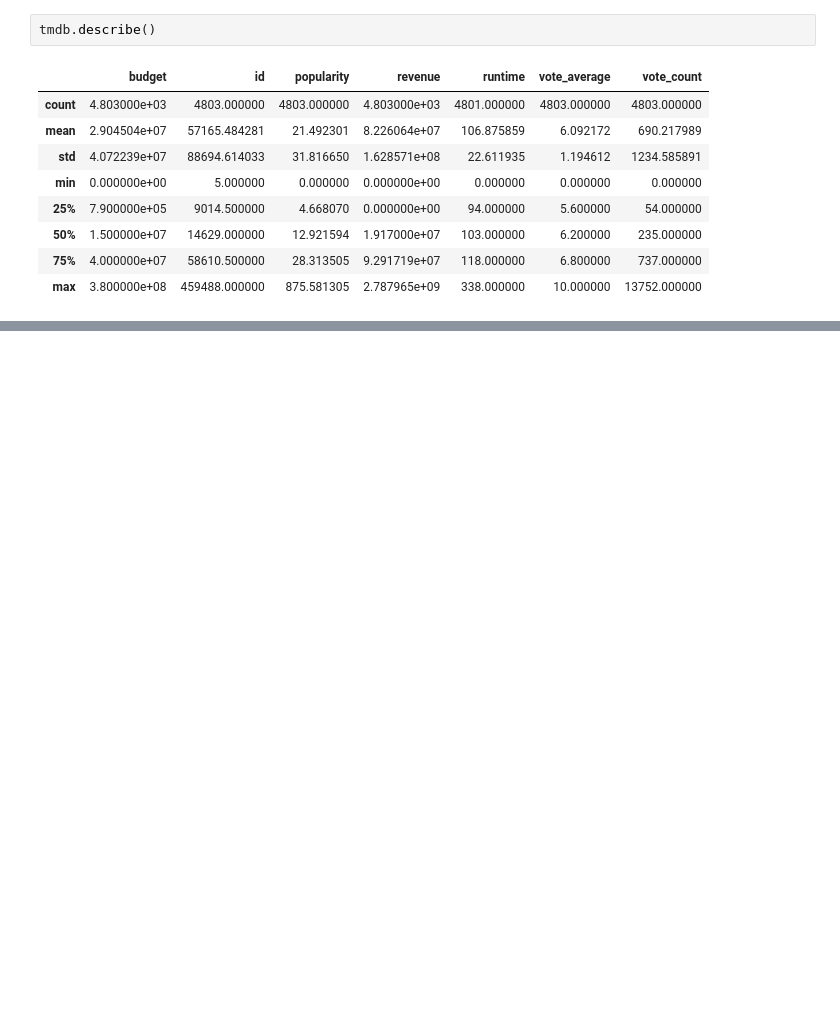
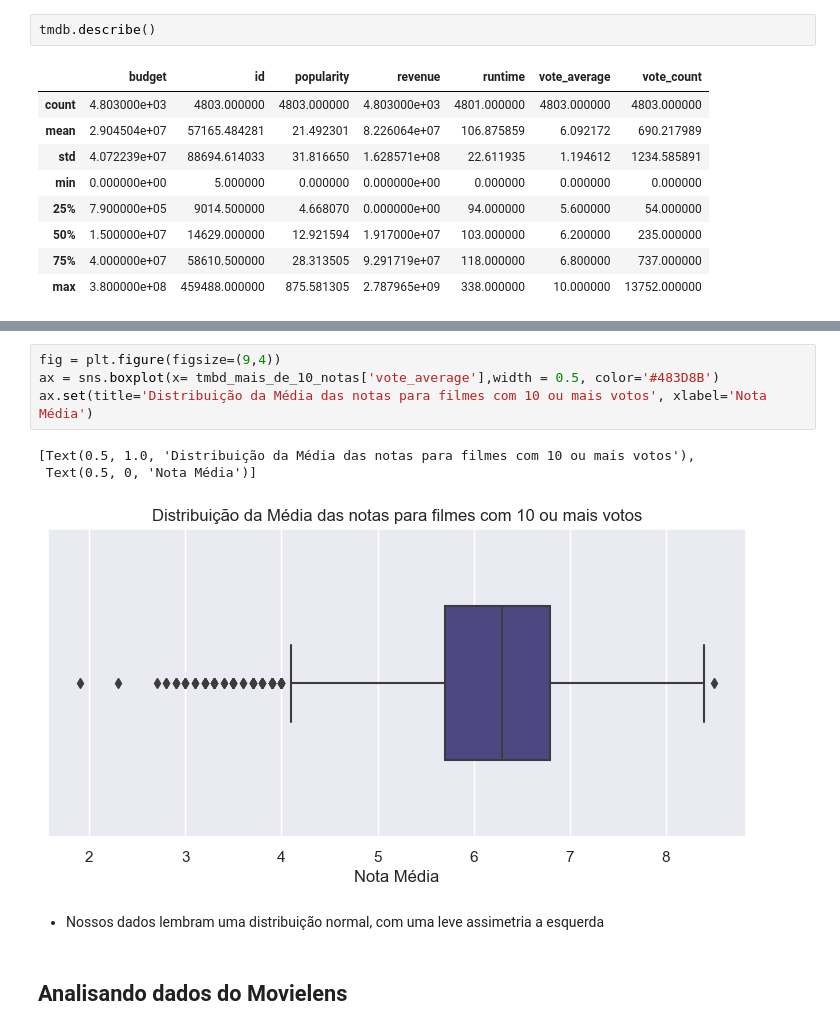
Before and after one commit to OliveiraLucas29/Curso_DataScience_Alura, a Jupyter notebook: testes_estatisticos_python/Introdução a testes.ipynb, the cells around one changed output, grey strips where cells are left out. Cells and saved outputs as stored; diff of their text form; blank space fills up the shorter version.

```diff
--- a/testes_estatisticos_python/Introdução a testes.ipynb
+++ b/testes_estatisticos_python/Introdução a testes.ipynb
@@ -86,0 +132,12 @@ tmdb.query('vote_average == 0')
+# %%
+fig = plt.figure(figsize=(9,4))
+ax = sns.boxplot(x= tmbd_mais_de_10_notas['vote_average'],width = 0.5, color='#483D8B')
+ax.set(title='Distribuição da Média das notas para filmes com 10 ou mais votos', xlabel='Nota Média')
+# %% [output]
+[Text(0.5, 1.0, 'Distribuição da Média das notas para filmes com 10 ou mais votos'),
+ Text(0.5, 0, 'Nota Média')]
+[figure, added]
+# %% [markdown]
+- Nossos dados lembram uma distribuição normal, com uma leve assimetria a esquerda
+# %% [markdown]
+## Analisando dados do Movielens
```
Also changed, not shown: parts of 38 cells of this notebook.
